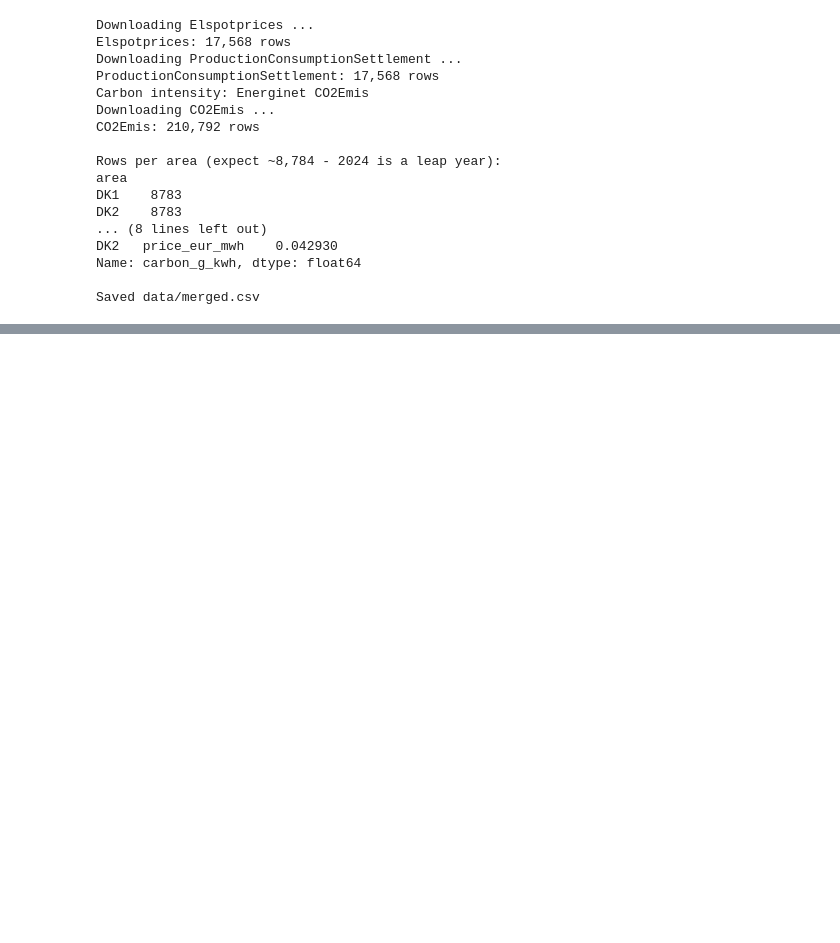
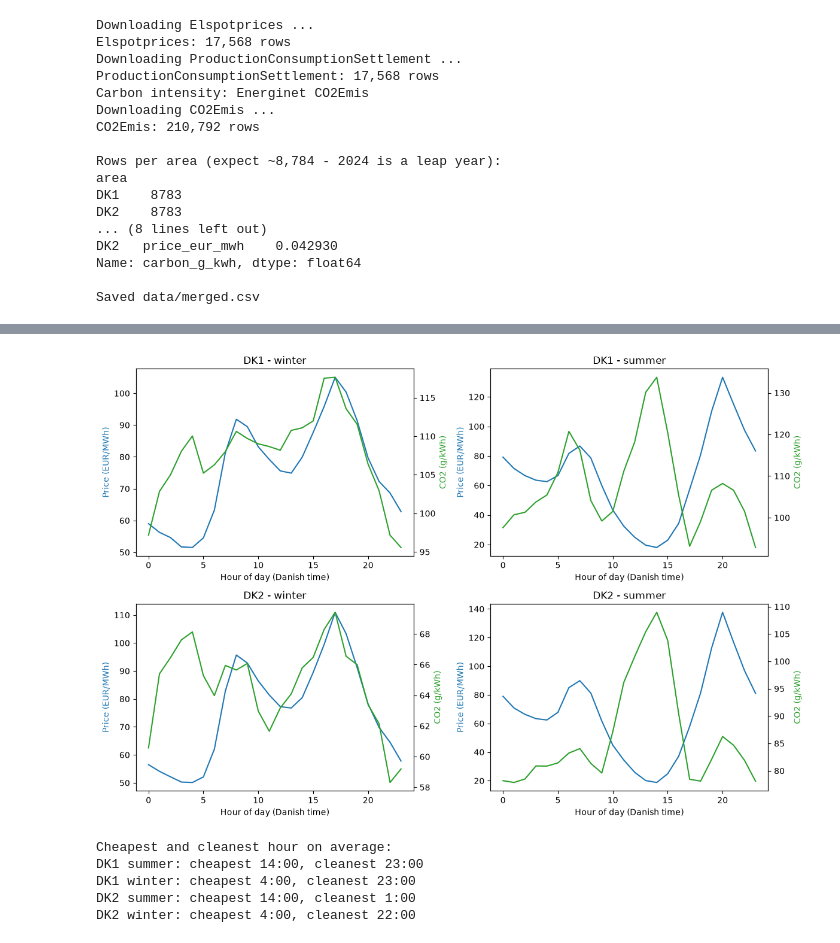
Before and after one commit to MatPicca/Denmark_Clean_vs_Cheap_el, a Jupyter notebook: get_data.ipynb, the cells around one changed output, grey strips where cells are left out. Saved outputs shown, nothing was run; the diff lists cells and outputs as text; code cells hidden in the pictures; blank space fills up the shorter version.

```diff
--- a/get_data.ipynb
+++ b/get_data.ipynb
@@ -179,0 +289,10 @@ Saved data/merged.csv
+# %%
+cols = ["HourDK", "area", "price_eur_mwh", "carbon_g_kwh"]
+top = df.sort_values("price_eur_mwh", ascending=False).groupby("area").head(10)
+print("10 most expensive hours per area:")
+print(top[cols].sort_values(["area", "price_eur_mwh"], ascending=[True, False]))
+
+df["carbon_pct"] = df.groupby("area")["carbon_g_kwh"].rank(pct=True) * 100
+top = df.sort_values("price_eur_mwh", ascending=False).groupby("area").head(100)
+print("\nCO2 percentile of the 100 most expensive hours (50 = average, 100 = dirtiest):")
+print(top.groupby("area")["carbon_pct"].mean().round(0))
@@ -179,0 +346,38 @@ Saved data/merged.csv
+# %%
+df["hour"] = df["HourDK"].dt.hour
+df["month"] = df["HourDK"].dt.month
+df["season"] = "other"
+df.loc[df["month"].isin([12, 1, 2]), "season"] = "winter"
+df.loc[df["month"].isin([6, 7, 8]), "season"] = "summer"
+
+prof = (df[df["season"] != "other"]
+        .groupby(["area", "season", "hour"])[["price_eur_mwh", "carbon_g_kwh"]]
+        .mean().reset_index())
+
+fig, axes = plt.subplots(2, 2, figsize=(12, 8))
+for i, area in enumerate(["DK1", "DK2"]):
+    for j, season in enumerate(["winter", "summer"]):
+        d = prof[(prof["area"] == area) & (prof["season"] == season)]
+        ax1 = axes[i, j]
+        ax1.plot(d["hour"], d["price_eur_mwh"], color="tab:blue")
+        ax1.set_ylabel("Price (EUR/MWh)", color="tab:blue")
+        ax2 = ax1.twinx()
+        ax2.plot(d["hour"], d["carbon_g_kwh"], color="tab:green")
+        ax2.set_ylabel("CO2 (g/kWh)", color="tab:green")
+        ax1.set_title(f"{area} - {season}")
+        ax1.set_xlabel("Hour of day (Danish time)")
+plt.tight_layout()
+plt.show()
+
+print("Cheapest and cleanest hour on average:")
+for (area, season), d in prof.groupby(["area", "season"]):
+    cheap = d.loc[d["price_eur_mwh"].idxmin(), "hour"]
+    clean = d.loc[d["carbon_g_kwh"].idxmin(), "hour"]
+    print(f"{area} {season}: cheapest {cheap}:00, cleanest {clean}:00")
+# %% [output]
+[figure, added]
+Cheapest and cleanest hour on average:
+DK1 summer: cheapest 14:00, cleanest 23:00
+DK1 winter: cheapest 4:00, cleanest 23:00
+DK2 summer: cheapest 14:00, cleanest 1:00
+DK2 winter: cheapest 4:00, cleanest 22:00
```
Also changed, not shown: parts of 12 cells of this notebook.
